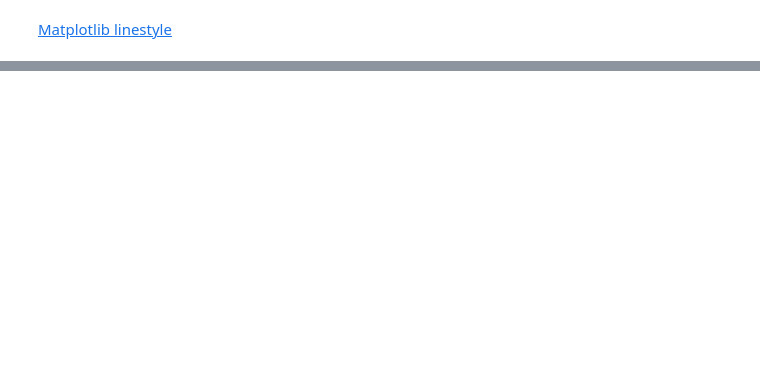
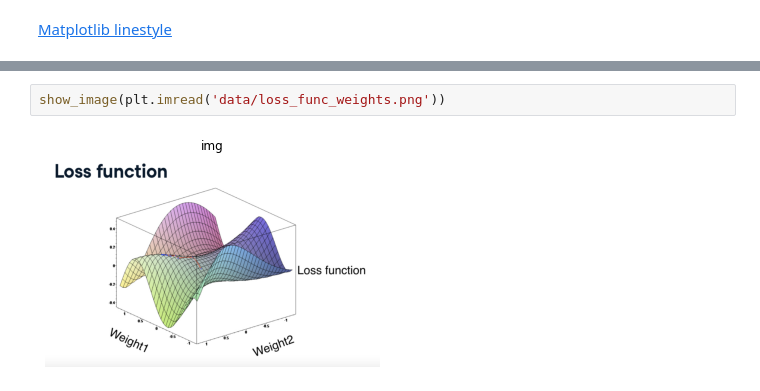
Before and after one commit to anmorgan24/Springboard, a Jupyter notebook: Notes/Deep_Learning_Python.ipynb, the cells around one changed output, grey strips where cells are left out. Drawn from its saved outputs; the diff is of its cells as text; blank space fills up the shorter version.

```diff
--- a/Notes/Deep_Learning_Python.ipynb
+++ b/Notes/Deep_Learning_Python.ipynb
@@ -176,0 +389,4 @@ plt.show()
+# %%
+show_image(plt.imread('data/loss_func_weights.png'))
+# %% [output]
+[figure, added]
```
Also changed, not shown: parts of 37 cells of this notebook.
